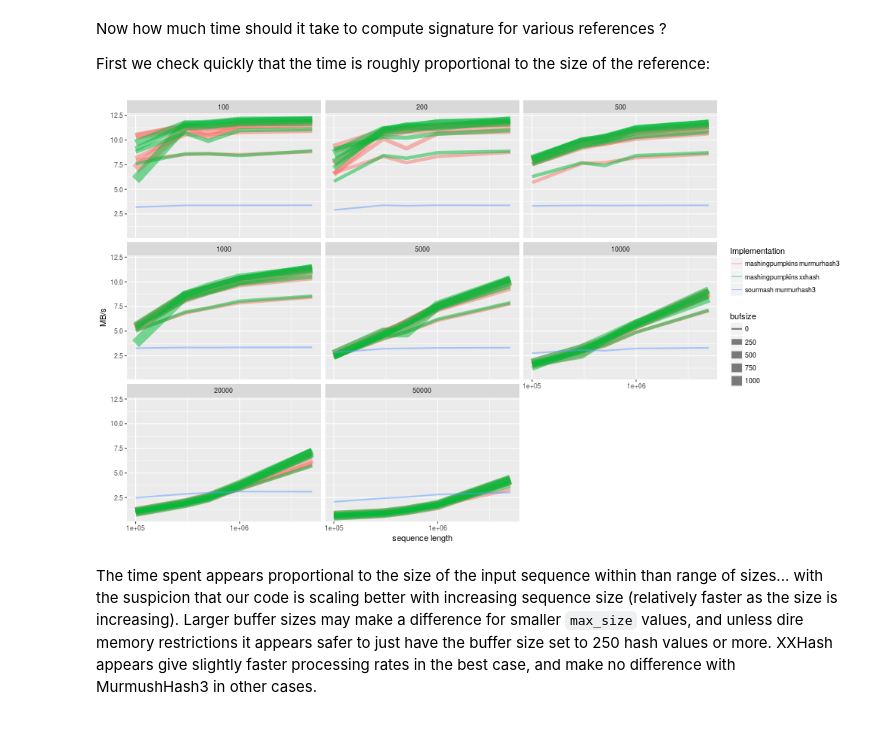
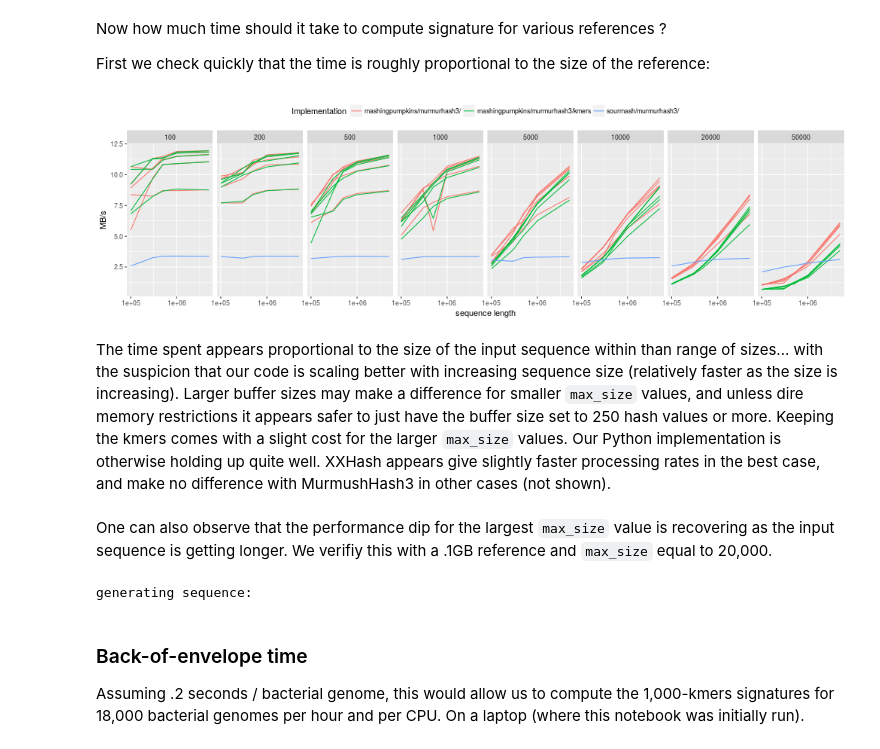
Before and after one commit to lgautier/mashing-pumpkins, a Jupyter notebook: doc/notebooks/MinHash, design and performance.ipynb, the cells around one changed output. Drawn from its saved outputs; the diff is of its cells as text; code cells hidden in the pictures.

Commit message:
Updated notebook with benchmark and back-of-envelope

```diff
--- a/doc/notebooks/MinHash, design and performance.ipynb
+++ b/doc/notebooks/MinHash, design and performance.ipynb
@@ -235,28 +255,50 @@ for seqsize in (int(1E5), int(3E5), int(5E5), int(1E6), int(5E6)):
 # %%
 from rpy2.robjects.lib import dplyr, ggplot2 as ggp
-from rpy2.robjects.vectors import IntVector, FloatVector, StrVector
+from rpy2.robjects.vectors import IntVector, FloatVector, StrVector, BoolVector
 from rpy2.robjects import Formula
 
 d = dict((n, FloatVector([x[n] for x in res])) for n in ('t',))
 d.update((n, StrVector([x[n] for x in res])) for n in ('what', 'hashfun'))
+d.update((n, BoolVector([x[n] for x in res])) for n in ('keepngrams', ))
 d.update((n, IntVector([x[n] for x in res])) for n in ('l_sequence', 'bufsize', 'sketchsize'))
 dataf = dplyr.DataFrame(d)
 
-p = (ggp.ggplot(dataf.mutate(implementation='paste(what, hashfun)')) +
+p = (ggp.ggplot((dataf
+                 .filter("hashfun != 'xxhash'")
+                 .mutate(implementation='paste(what, hashfun, ifelse(keepngrams, "kmers", ""), sep="/")'))) +
      ggp.geom_line(ggp.aes_string(x='l_sequence',
                                   y='l_sequence/(t/%i)/1E6' % ntimes,
                                   color='implementation',
-                                  size='bufsize',
-                                  group='paste(implementation, bufsize)'),
-                   alpha=.5) +
-     ggp.facet_wrap(Formula('~sketchsize')) +
+                                  #lty='bufsize',
+                                  #color='keepngrams',
+                                  group='paste(implementation, bufsize, keepngrams)'),
+                   alpha=1) +
+     ggp.facet_grid(Formula('~sketchsize')) +
      ggp.scale_x_log10('sequence length') +
      ggp.scale_y_continuous('MB/s') +
-     ggp.scale_color_discrete('Implementation'))
+     ggp.scale_color_discrete('Implementation') +
+     ggp.theme(legend_position="top"))
 
 import rpy2.ipython.ggplot
-rpy2.ipython.ggplot.image_png(p, width=1000, height=600)
+rpy2.ipython.ggplot.image_png(p, width=1000, height=300)
 # %% [output]
-[figure, old version]
+[figure, new version]
 # %% [markdown]
-The time spent appears proportional to the size of the input sequence within than range of sizes... with the suspicion that our code is scaling better with increasing sequence size (relatively faster as the size is increasing). Larger buffer sizes may make a difference for smaller `max_size` values, and unless dire memory restrictions it appears safer to just have the buffer size set to 250 hash values or more. XXHash appears give slightly faster processing rates in the best case, and make no difference with MurmushHash3 in other cases.
+The time spent appears proportional to the size of the input sequence within than range of sizes... with the suspicion that our code is scaling better with increasing sequence size (relatively faster as the size is increasing). Larger buffer sizes may make a difference for smaller `max_size` values, and unless dire memory restrictions it appears safer to just have the buffer size set to 250 hash values or more. Keeping the kmers comes with a slight cost for the larger `max_size` values. Our Python implementation is otherwise holding up quite well. XXHash appears give slightly faster processing rates in the best case, and make no difference with MurmushHash3 in other cases (not shown).
+# %% [markdown]
+One can also observe that the performance dip for the largest `max_size` value is recovering as the input sequence is getting longer. We verifiy this with a .1GB reference and `max_size` equal to 20,000.
+# %%
+seqsize = int(1E8)
+print("generating sequence:")
+f = FloatProgress(min=0, max=seqsize)
+display(f)
+sequencebitpacked = ssl.RAND_bytes(int(seqsize/4))
+sequencen = bytearray(int(seqsize))
+for i, b in zip(range(0, len(sequencen), 4), sequencebitpacked):
+    sequencen[i:(i+4)] = quad[b]
+    if i % 1000 == 0:
+        f.value += 1000
+f.value = i+4
+sequencen = bytes(sequencen)
+# %% [output]
+generating sequence:
@@ -262,0 +312,4 @@ The time spent appears proportional to the size of the input sequence within tha
+# %% [markdown]
+### Back-of-envelope time
+
+Assuming .2 seconds / bacterial genome, this would allow us to compute the 1,000-kmers signatures for 18,000 bacterial genomes per hour and per CPU. On a laptop (where this notebook was initially run).
```
Also changed, not shown: parts of 12 cells of this notebook.
